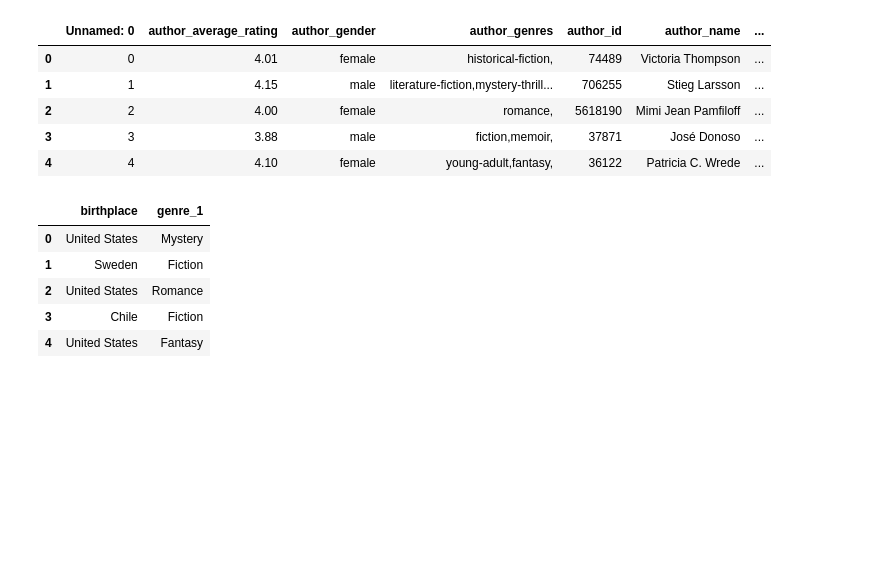
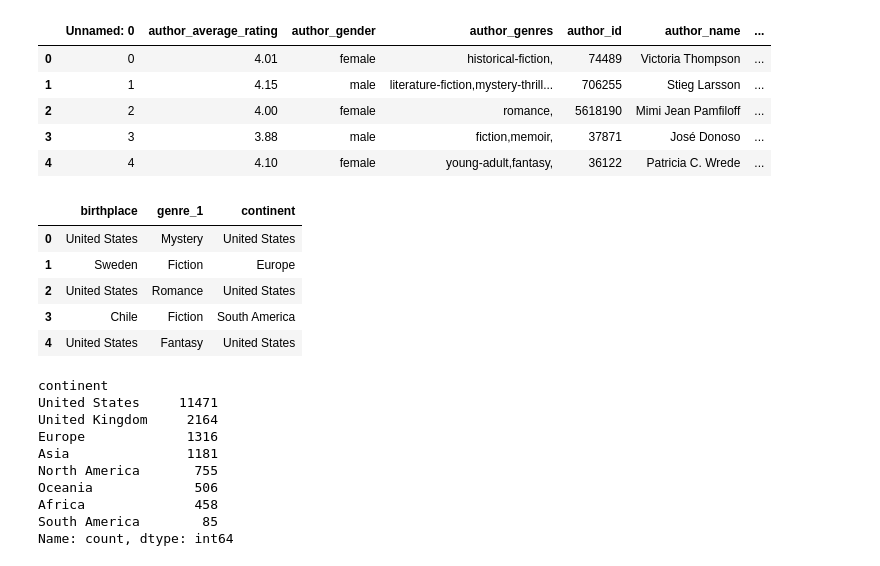
Before and after one commit to conseil-benjamin/LivreaPiques, a Jupyter notebook: BirthPlace_Genre.ipynb, the cells around one changed output. Saved outputs shown, nothing was run; the diff lists cells and outputs as text; code cells hidden in the pictures; blank space fills up the shorter version.

```diff
--- a/BirthPlace_Genre.ipynb
+++ b/BirthPlace_Genre.ipynb
@@ -15,16 +19,58 @@ display(df.head())
 | 2 | 2 | 4.00 | female | romance, | 5618190 | Mimi Jean Pamfiloff | ... |
 | 3 | 3 | 3.88 | male | fiction,memoir, | 37871 | José Donoso | ... |
 | 4 | 4 | 4.10 | female | young-adult,fantasy, | 36122 | Patricia C. Wrede | ... |
-# %%
-## restreindre sur birthplace et gender
-df = df[['birthplace', 'genre_1']]
-display(df.head())
-# %% [output]
-|  | birthplace | genre_1 |
-| 0 | United States | Mystery |
-| 1 | Sweden | Fiction |
-| 2 | United States | Romance |
-| 3 | Chile | Fiction |
-| 4 | United States | Fantasy |
+# %%
+import pycountry_convert as pc
+
+# Fonction pour obtenir le continent à partir du pays
+def get_continent(country_name):
+    try:
+        ## enlever les espaces
+        country_name = country_name.strip()
+        # si c'est les United States on les laisse a part
+        if country_name == 'United States':
+            return 'United States'
+        # pareil pour United Kingdom
+        if country_name == 'United Kingdom':
+            return 'United Kingdom'
+        # Obtenir le code alpha-2 du pays (ISO 3166)
+        country_code = pc.country_name_to_country_alpha2(country_name, cn_name_format="default")
+        # Obtenir le code du continent à partir du code alpha-2 du pays
+        continent_code = pc.country_alpha2_to_continent_code(country_code)
+        # Mapper le code du continent à son nom
+        continent_name = pc.convert_continent_code_to_continent_name(continent_code)
+        return continent_name
+    except Exception as e:
+        return None  # Si le pays n'est pas trouvé ou autre erreur, retourner None
+
+# Restreindre le DataFrame sur birthplace et genre
+df = df[['birthplace', 'genre_1']]
+
+# Appliquer la fonction pour obtenir les continents
+df['continent'] = df['birthplace'].apply(get_continent)
+
+
+# Afficher les premières lignes du DataFrame
+display(df.head())
+
+
+display(df['continent'].value_counts())
+# %% [output]
+|  | birthplace | genre_1 | continent |
+| 0 | United States | Mystery | United States |
+| 1 | Sweden | Fiction | Europe |
+| 2 | United States | Romance | United States |
+| 3 | Chile | Fiction | South America |
+| 4 | United States | Fantasy | United States |
+continent
+United States     11471
+United Kingdom     2164
+Europe             1316
+Asia               1181
+North America       755
+Oceania             506
+Africa              458
+South America        85
+Name: count, dtype: int64
 # %%
 # tableau de contingence
```
Also changed, not shown: parts of 7 cells of this notebook.
